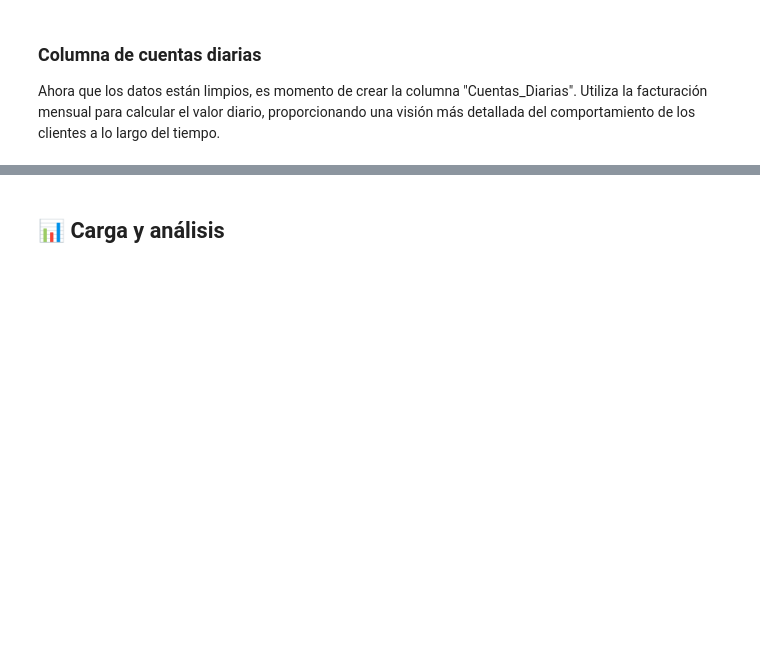
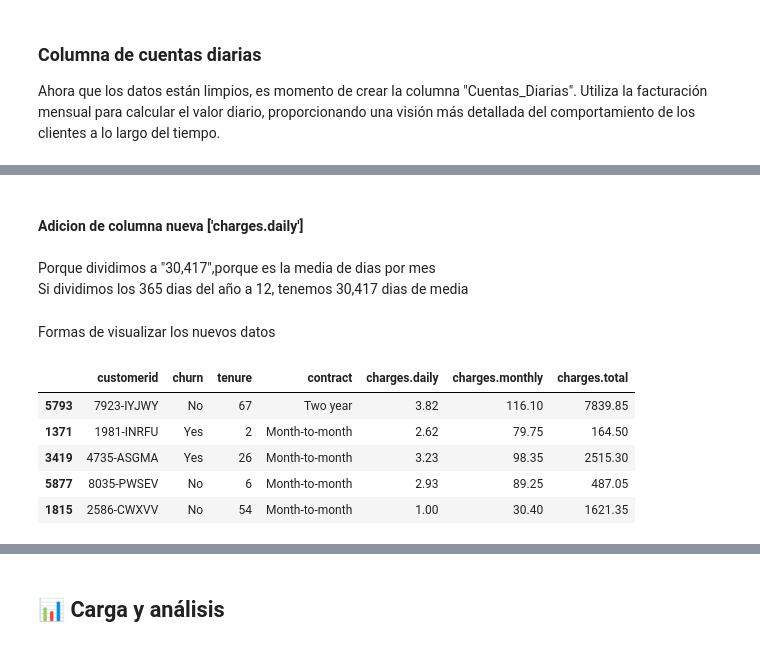
Before and after one commit to MigXDev/CS_Datos_I_DESAFIO_2, a Jupyter notebook: challenge2-data-science-LATAM-main/TelecomX_LATAM.ipynb, the cells around one changed output, grey strips where cells are left out. Saved outputs shown, nothing was run; the diff lists cells and outputs as text; code cells hidden in the pictures; blank space fills up the shorter version.

```diff
--- a/challenge2-data-science-LATAM-main/TelecomX_LATAM.ipynb
+++ b/challenge2-data-science-LATAM-main/TelecomX_LATAM.ipynb
@@ -671,0 +674,12 @@ Ahora que los datos están limpios, es momento de crear la columna "Cuentas_Diar
+# %%
+import pandas as pd
+# Leer el nuevo df en formato json
+url2 = 'TelecomX_Data_Churn.json'
+# %%
+try:
+    # Convertir los datos a un DataFrame de Pandas
+    df_Datos = pd.read_json(url2, orient='records', lines=True)
+    print(f"DataFrame cargado exitosamente. Filas: {len(df_Datos)}, Columnas: {len(df_Datos.columns)}")
+except Exception as e:
+    print(f"Error al cargar el JSON: {e}")
+    print("Verifica la URL y tu conexión a internet.")
@@ -671,0 +710,16 @@ Ahora que los datos están limpios, es momento de crear la columna "Cuentas_Diar
+# %%
+# cambio de tipo de dato para mejorar el uso de memoria
+
+# customerID cambio de object a string
+df_Datos['customerid'] = df_Datos['customerid'].astype('string')
+
+# Columnas categóricas
+columnas_categoricas = [
+    'gender', 'partner', 'dependents', 'churn', 'phoneservice',
+    'multiplelines', 'internetservice', 'onlinesecurity', 'onlinebackup',
+    'deviceprotection', 'techsupport', 'streamingtv', 'streamingmovies',
+    'contract', 'paperlessbilling', 'paymentmethod'
+]
+
+for col in columnas_categoricas:
+    df_Datos[col] = df_Datos[col].astype('category')
@@ -671,0 +746,28 @@ Ahora que los datos están limpios, es momento de crear la columna "Cuentas_Diar
+# %% [markdown]
+#### Adicion de columna nueva ['charges.daily']
+# %%
+# Forma de Generar nueva columan EJ: df_Datos['Charges.Daily'] = df_Datos['Charges.Monthly'] / 30.436875
+
+# Indicamos donde insertar: después de la columna'paymentmethod' y antes de la columna 'charges.monthly'
+pos = df_Datos.columns.get_loc('paymentmethod') + 1   # +1 → inmediatamente después
+
+# Crear e insertar la columna 'charges.daily'
+df_Datos.insert(
+    pos,                              # posición
+    'charges.daily',                  # nombre de la nueva columna
+    (df_Datos['charges.monthly'] / 30.417).round(2)  # valor (float, 2 decimales)
+)
+# %% [markdown]
+Porque dividimos a "30,417",porque es la media de dias por mes<br>
+Si dividimos los 365 dias del año a 12, tenemos 30,417 dias de media
+# %% [markdown]
+Formas de visualizar los nuevos datos
+# %%
+df_Datos[['customerid','churn','tenure','contract','charges.daily','charges.monthly','charges.total']].sample(5)
+# %% [output]
+|  | customerid | churn | tenure | contract | charges.daily | charges.monthly | charges.total |
+| 5793 | 7923-IYJWY | No | 67 | Two year | 3.82 | 116.10 | 7839.85 |
+| 1371 | 1981-INRFU | Yes | 2 | Month-to-month | 2.62 | 79.75 | 164.50 |
+| 3419 | 4735-ASGMA | Yes | 26 | Month-to-month | 3.23 | 98.35 | 2515.30 |
+| 5877 | 8035-PWSEV | No | 6 | Month-to-month | 2.93 | 89.25 | 487.05 |
+| 1815 | 2586-CWXVV | No | 54 | Month-to-month | 1.00 | 30.40 | 1621.35 |
```
Also changed, not shown: parts of 24 cells of this notebook.
